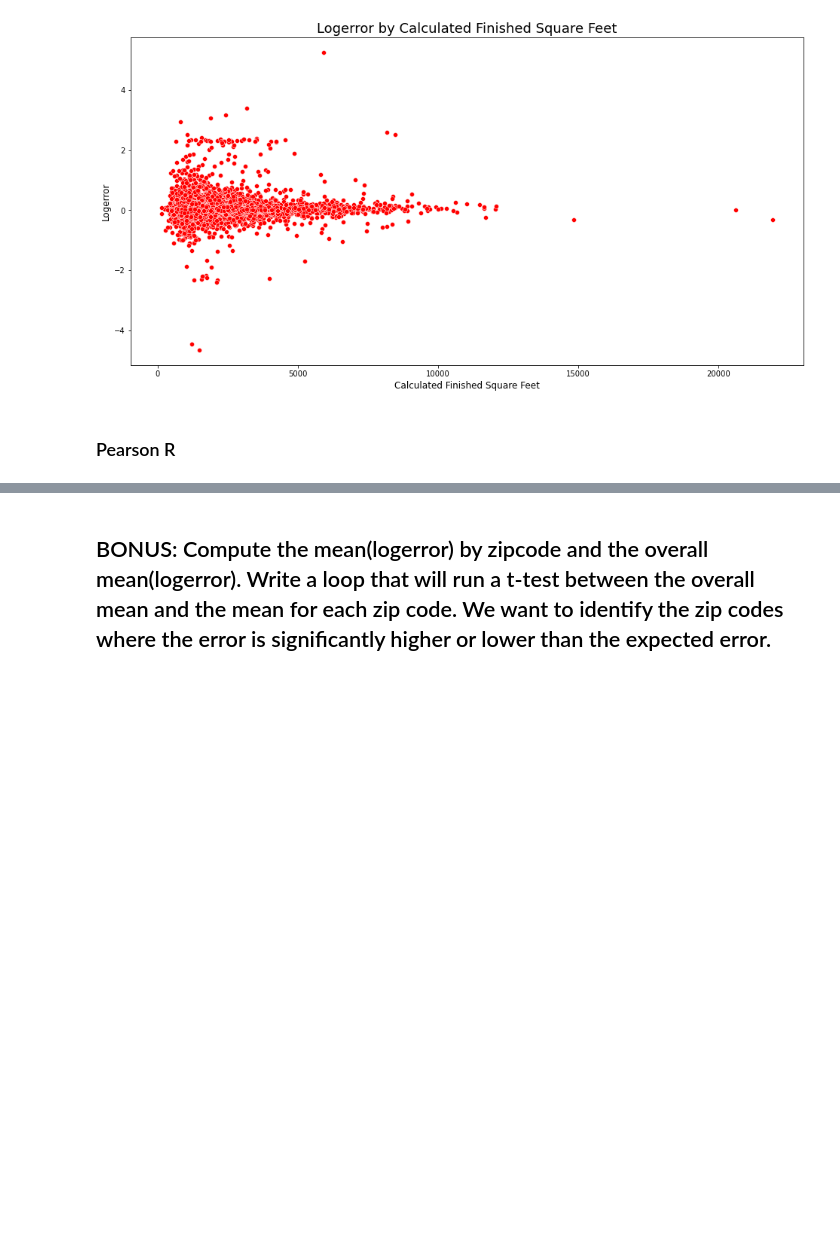
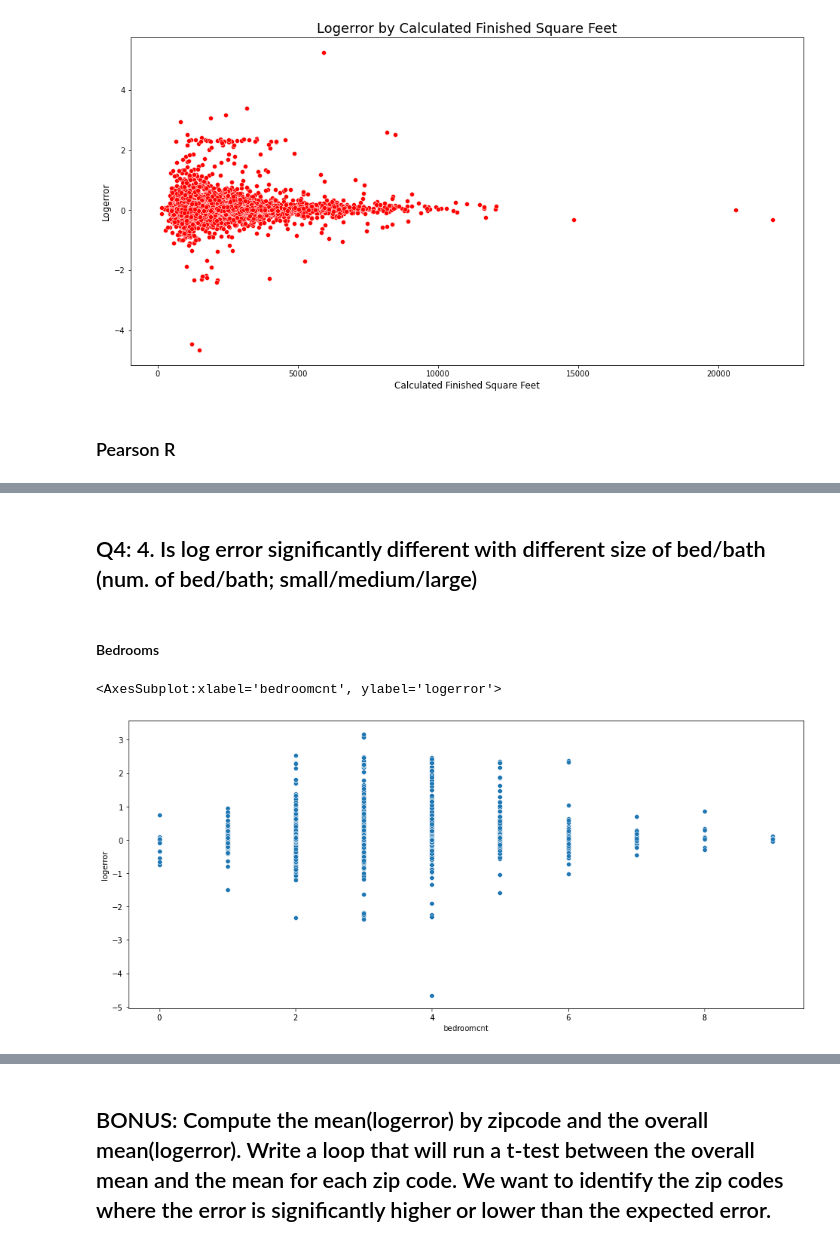
Before and after one commit to m3redithw/clustering-exercises, a Jupyter notebook: explore_zillow.ipynb, the cells around one changed output, grey strips where cells are left out. Drawn from its saved outputs; the diff is of its cells as text; code cells hidden in the pictures; blank space fills up the shorter version.

```diff
--- a/explore_zillow.ipynb
+++ b/explore_zillow.ipynb
@@ -400,0 +452,10 @@ ValueError: array must not contain infs or NaNs
+# %% [markdown]
+## Q4: 4. Is log error significantly different with different size of bed/bath (num. of bed/bath; small/medium/large)
+# %% [markdown]
+#### Bedrooms
+# %%
+plt.figure(figsize = (16,7))
+sns.scatterplot(x='bedroomcnt', y='logerror', data = train)
+# %% [output]
+<AxesSubplot:xlabel='bedroomcnt', ylabel='logerror'>
+[figure, added]
```
Also changed, not shown: parts of 24 cells of this notebook.
